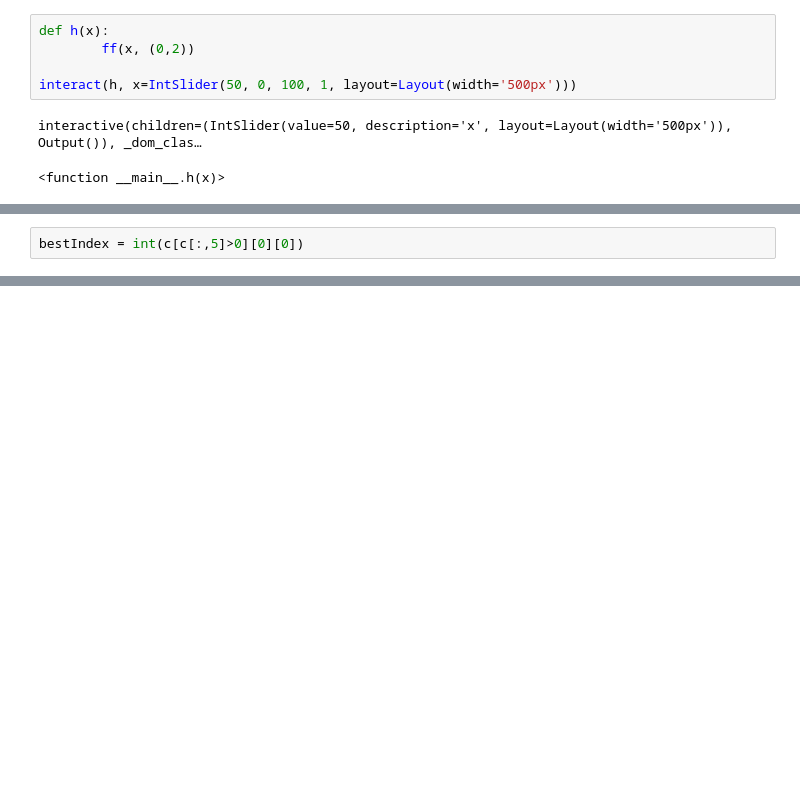
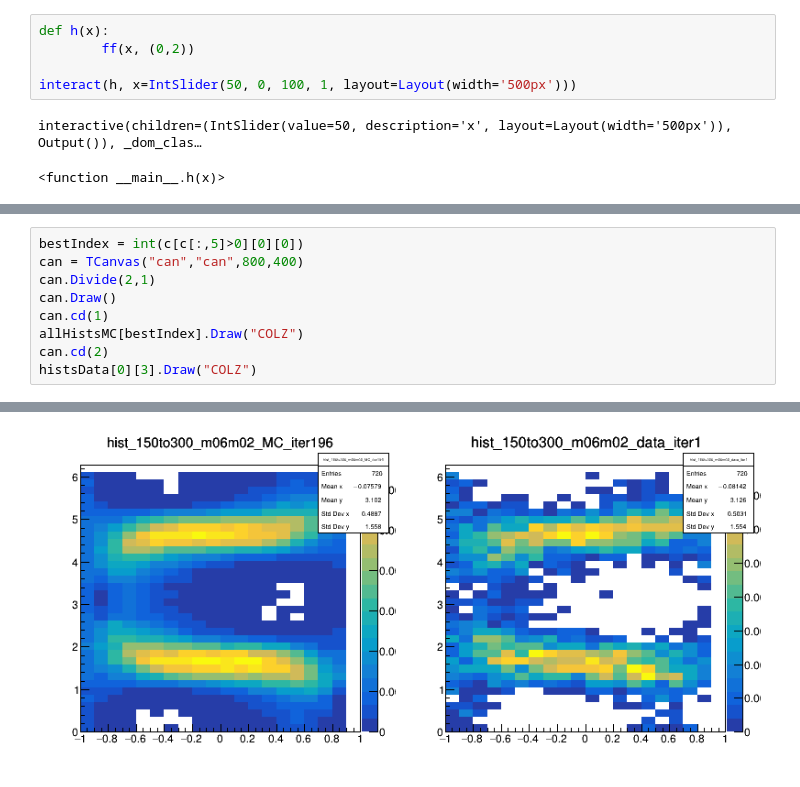
Before and after one commit to szymonharabasz/helicity, a Jupyter notebook: main.ipynb, the cells around one changed output, grey strips where cells are left out. Drawn from its saved outputs; the diff is of its cells as text; blank space fills up the shorter version.

Commit message:
Added schematic plotting of ROOT histograms

```diff
--- a/main.ipynb
+++ b/main.ipynb
@@ -397,5 +399,13 @@ tensor([[ 0.0000e+00,  1.4517e-01, -3.9563e-01, -3.4861e-01,  1.5016e+03,  0.000
         [ 1.9700e+02,  4.2519e-02,  2.9255e-01, -1.5681e-01,  1.9844e+03,  1.0000e+00,  2.8021e+03],
         [ 1.9800e+02,  1.8672e-01, -7.6957e-02, -5.4719e-02,  2.5287e+03,  1.0000e+00,  2.8021e+03],
         [ 1.9900e+02,  9.3799e-01,  5.7942e-01, -8.8397e-02,  1.5301e+03,  1.0000e+00,  2.8021e+03]])
-# %%
-bestIndex = int(c[c[:,5]>0][0][0])
+# %%
+bestIndex = int(c[c[:,5]>0][0][0])
+can = TCanvas("can","can",800,400)
+can.Divide(2,1)
+can.Draw()
+can.cd(1)
+allHistsMC[bestIndex].Draw("COLZ")
+can.cd(2)
+histsData[0][3].Draw("COLZ")
+# %% [output]
@@ -401,0 +413 @@ bestIndex = int(c[c[:,5]>0][0][0])
+[figure, added]
```
Also changed, not shown: parts of 5 cells of this notebook.
